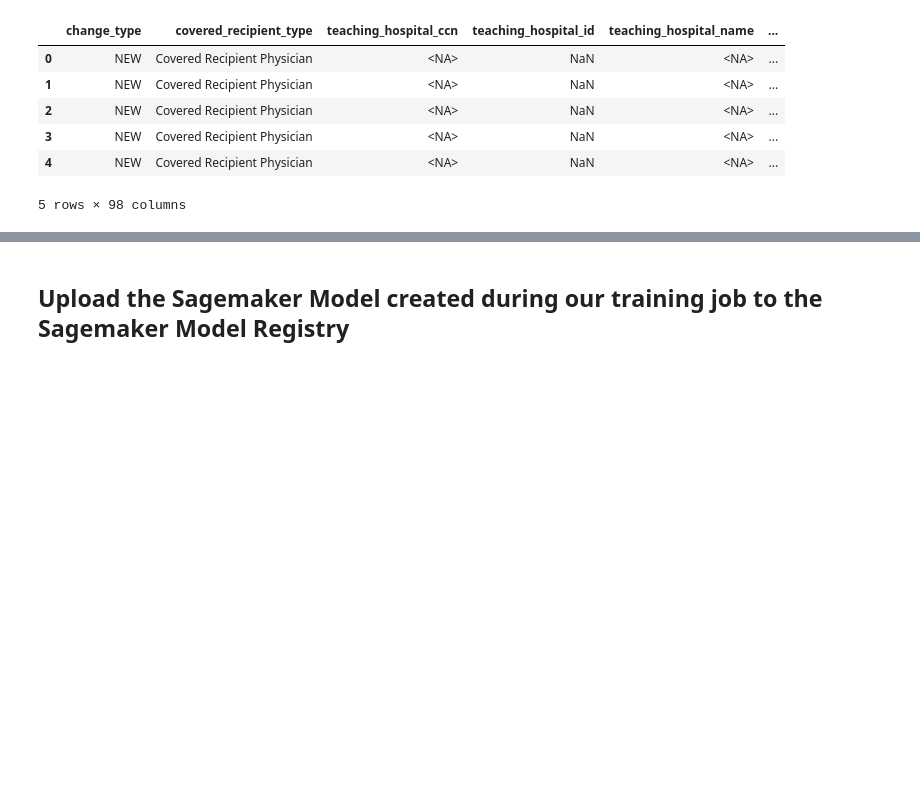
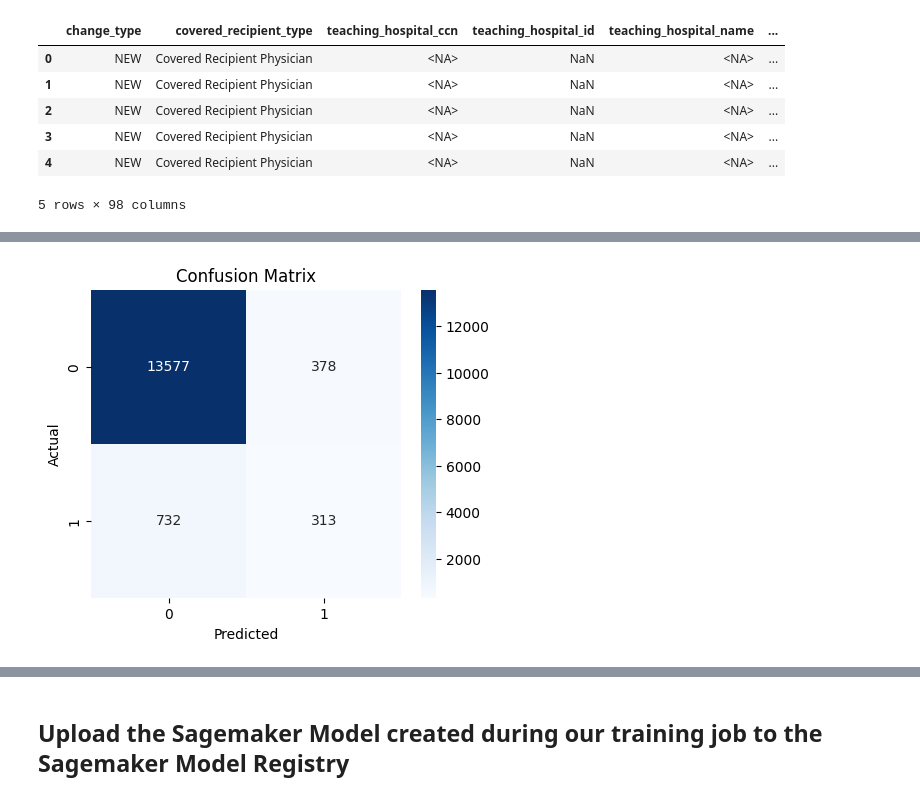
Before and after one commit to swapnilprakashpatil/aai540_3proj, a Jupyter notebook: notebooks/03_XGBoost_model.ipynb, the cells around one changed output, grey strips where cells are left out. Drawn from its saved outputs; the diff is of its cells as text; code cells hidden in the pictures; blank space fills up the shorter version.

Commit message:
Commit with feature sture and XGBoost model

```diff
--- a/notebooks/03_XGBoost_model.ipynb
+++ b/notebooks/03_XGBoost_model.ipynb
@@ -695,0 +392,19 @@ create_model(role=role, image_uri=XGBOOST_IMAGE)In summary, we can use newly int
+# %%
+from xgboost import XGBClassifier
+
+model = XGBClassifier(
+    n_estimators=400,
+    max_depth=6,
+    learning_rate=0.05,
+    subsample=0.8,
+    colsample_bytree=0.8,
+    scale_pos_weight=3,   # helps imbalance
+    random_state=42,
+    n_jobs=-1
+)
+
+model.fit(
+    X_train, y_train,
+    eval_set=[(X_val, y_val)],
+    verbose=False
+)
@@ -695,0 +441,66 @@ create_model(role=role, image_uri=XGBOOST_IMAGE)In summary, we can use newly int
+# %%
+from sklearn.metrics import (
+    classification_report,
+    confusion_matrix,
+    roc_auc_score,
+    average_precision_score,
+    precision_recall_curve,
+    f1_score
+)
+import matplotlib.pyplot as plt
+import seaborn as sns
+import numpy as np
+
+# Probabilities
+pred_probs = model.predict_proba(X_test)[:,1]
+
+# Default threshold
+pred_labels = (pred_probs >= 0.5).astype(int)
+
+print("====== MODEL PERFORMANCE ======\n")
+
+print(f"ROC-AUC: {roc_auc_score(y_test, pred_probs):.3f}")
+print(f"PR-AUC:  {average_precision_score(y_test, pred_probs):.3f}")
+print(f"F1 Score (0.5 threshold): {f1_score(y_test, pred_labels):.3f}")
+
+print("\nClassification Report:\n")
+print(classification_report(y_test, pred_labels))
+
+
+# -------------------------
+# Confusion Matrix
+# -------------------------
+
+cm = confusion_matrix(y_test, pred_labels)
+
+plt.figure(figsize=(5,4))
+sns.heatmap(cm, annot=True, fmt='d', cmap="Blues")
+plt.title("Confusion Matrix")
+plt.xlabel("Predicted")
+plt.ylabel("Actual")
+plt.show()
+
+
+# -------------------------
+# Find BEST Threshold
+# -------------------------
+
+precision, recall, thresholds = precision_recall_curve(y_test, pred_probs)
+
+f1_scores = 2 * (precision * recall) / (precision + recall + 1e-6)
+
+best_idx = np.argmax(f1_scores)
+best_threshold = thresholds[best_idx]
+
+print(f"\n⭐ Best Threshold for F1: {best_threshold:.3f}")
+print(f"Best F1 Score: {f1_scores[best_idx]:.3f}")
+
+
+# Plot PR Curve
+plt.figure(figsize=(6,5))
+plt.plot(recall, precision)
+plt.title("Precision-Recall Curve")
+plt.xlabel("Recall")
+plt.ylabel("Precision")
+plt.show()
+# %% [output]
@@ -695,0 +523 @@ create_model(role=role, image_uri=XGBOOST_IMAGE)In summary, we can use newly int
+[figure, added]
```
Also changed, not shown: parts of 76 cells of this notebook.
